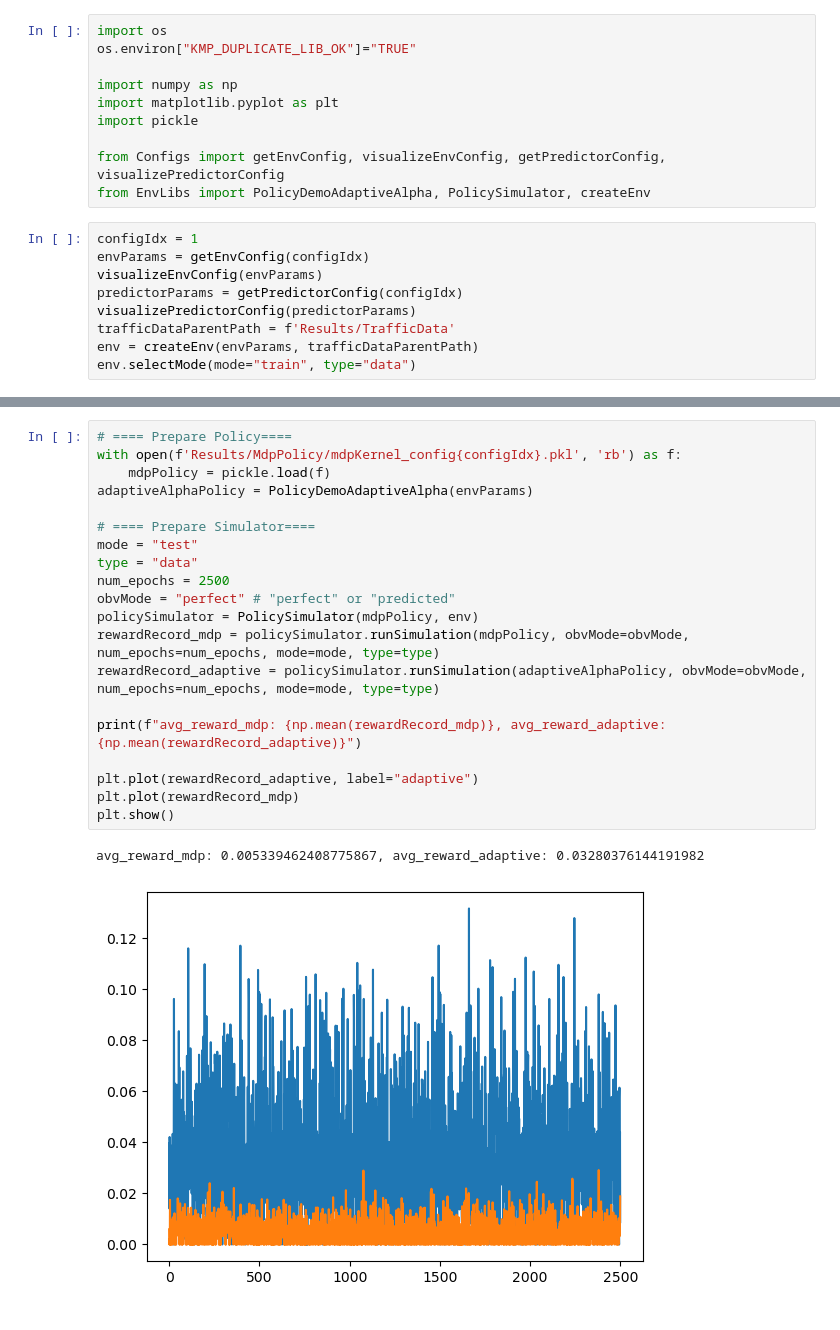
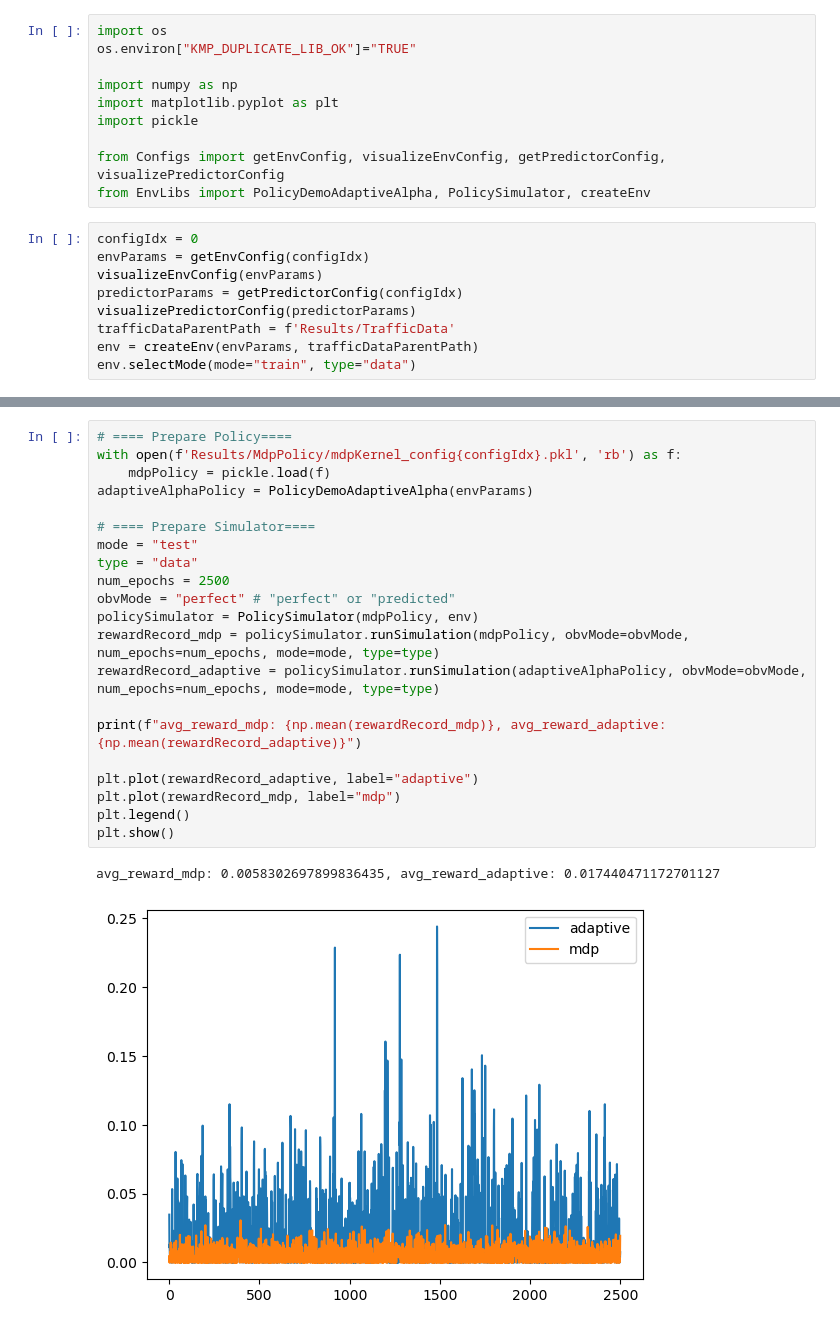
Before and after one commit to evanyeh5118/diffusion_resource_schduling_intra_slice, a Jupyter notebook: demo02_evaluate_mdp.ipynb, the cells around one changed output, grey strips where cells are left out. Cells and saved outputs as stored; diff of their text form.

```diff
--- a/demo02_evaluate_mdp.ipynb
+++ b/demo02_evaluate_mdp.ipynb
@@ -9,7 +9,7 @@ import pickle
 from Configs import getEnvConfig, visualizeEnvConfig, getPredictorConfig, visualizePredictorConfig
 from EnvLibs import PolicyDemoAdaptiveAlpha, PolicySimulator, createEnv
 # %%
-configIdx = 1
+configIdx = 0
 envParams = getEnvConfig(configIdx)
 visualizeEnvConfig(envParams)
 predictorParams = getPredictorConfig(configIdx)
@@ -60,23 +60,24 @@ plt.show()
 # %%
 # ==== Prepare Policy====
 with open(f'Results/MdpPolicy/mdpKernel_config{configIdx}.pkl', 'rb') as f:
     mdpPolicy = pickle.load(f)
 adaptiveAlphaPolicy = PolicyDemoAdaptiveAlpha(envParams)
 
 # ==== Prepare Simulator====
 mode = "test"
 type = "data"
 num_epochs = 2500
 obvMode = "perfect" # "perfect" or "predicted"
 policySimulator = PolicySimulator(mdpPolicy, env)
 rewardRecord_mdp = policySimulator.runSimulation(mdpPolicy, obvMode=obvMode, num_epochs=num_epochs, mode=mode, type=type)
 rewardRecord_adaptive = policySimulator.runSimulation(adaptiveAlphaPolicy, obvMode=obvMode, num_epochs=num_epochs, mode=mode, type=type)
 
 print(f"avg_reward_mdp: {np.mean(rewardRecord_mdp)}, avg_reward_adaptive: {np.mean(rewardRecord_adaptive)}")
 
 plt.plot(rewardRecord_adaptive, label="adaptive")
-plt.plot(rewardRecord_mdp)
+plt.plot(rewardRecord_mdp, label="mdp")
+plt.legend()
 plt.show()
 # %% [output]
-avg_reward_mdp: 0.005339462408775867, avg_reward_adaptive: 0.03280376144191982
+avg_reward_mdp: 0.0058302697899836435, avg_reward_adaptive: 0.017440471172701127
-[figure, old version]
+[figure, new version]
```
Also changed, not shown: parts of 2 cells of this notebook, 12 other files.
